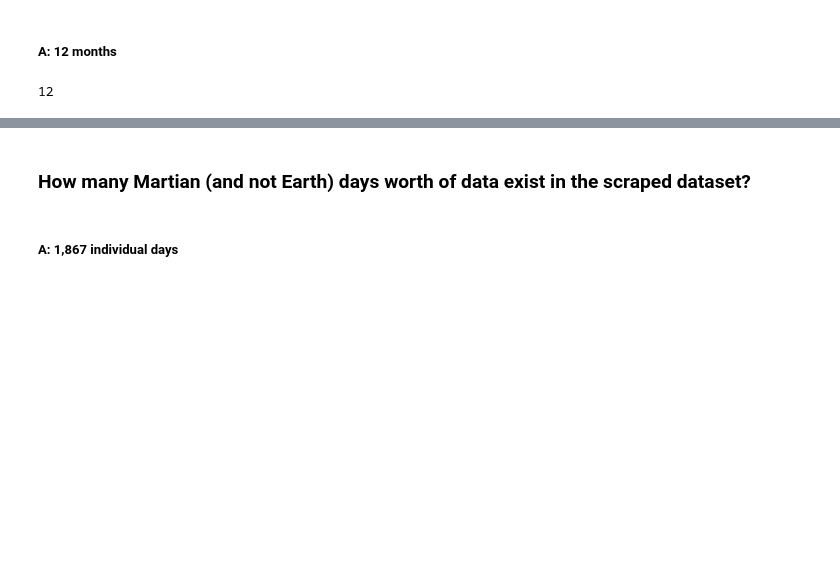
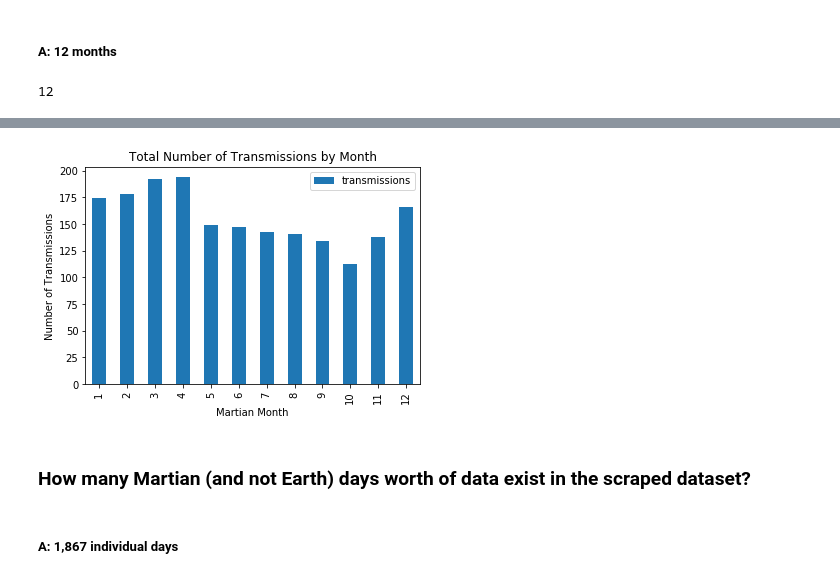
Before and after one commit to larsonki/web-scraping-challenge, a Jupyter notebook: mars_data_challenge_part_2.ipynb, the cells around one changed output, grey strips where cells are left out. Saved outputs shown, nothing was run; the diff lists cells and outputs as text; code cells hidden in the pictures; blank space fills up the shorter version.

```diff
--- a/mars_data_challenge_part_2.ipynb
+++ b/mars_data_challenge_part_2.ipynb
@@ -161,3 +157,10 @@ num_months
+# %%
+num_months.plot(kind="bar", title="Total Number of Transmissions by Month")
+plt.ylabel("Number of Transmissions")
+plt.xlabel("Martian Month")
+plt.show()
+# %% [output]
+[figure, added]
 # %% [markdown]
 ### How many Martian (and not Earth) days worth of data exist in the scraped dataset?
 # %% [markdown]
```
Also changed, not shown: parts of 3 cells of this notebook.
